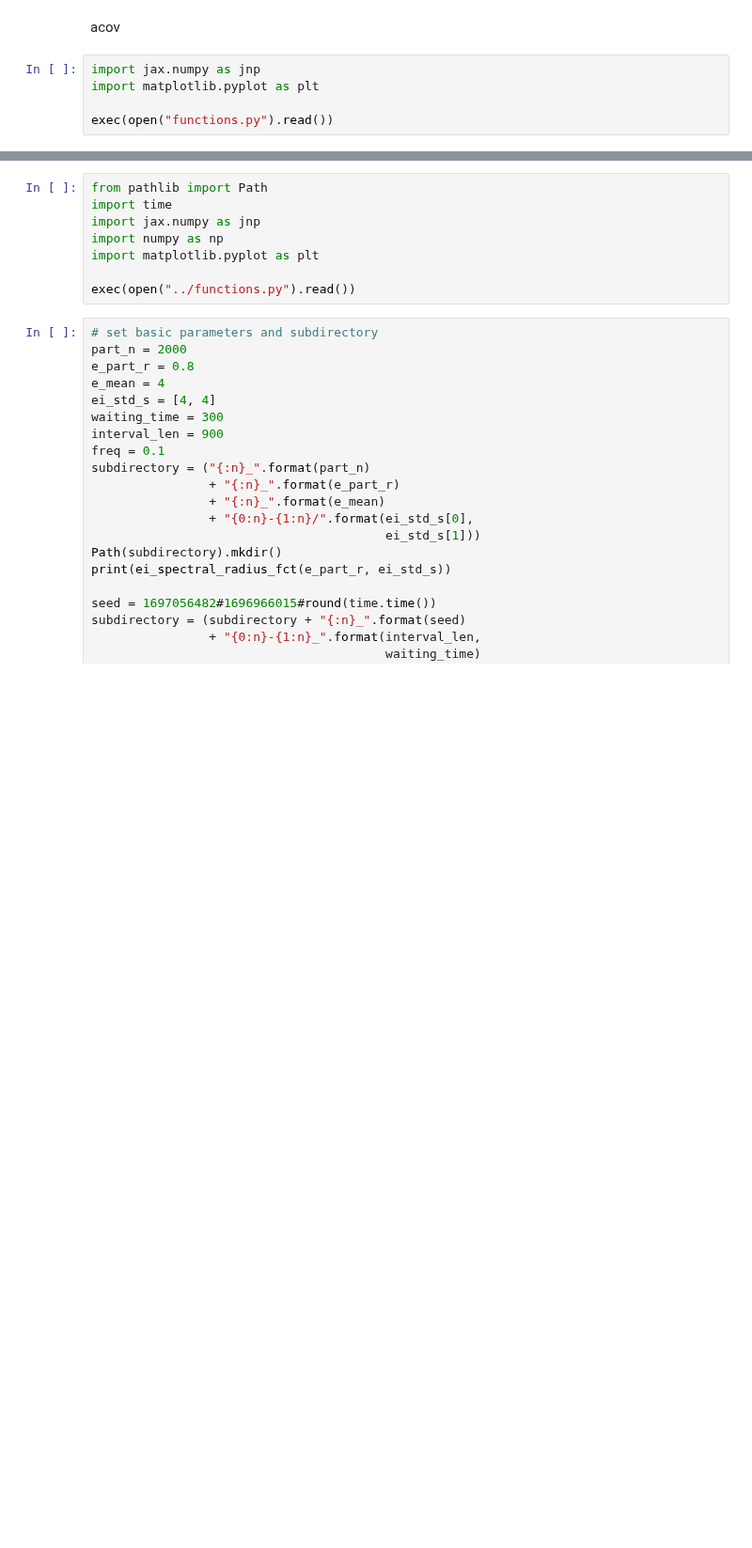
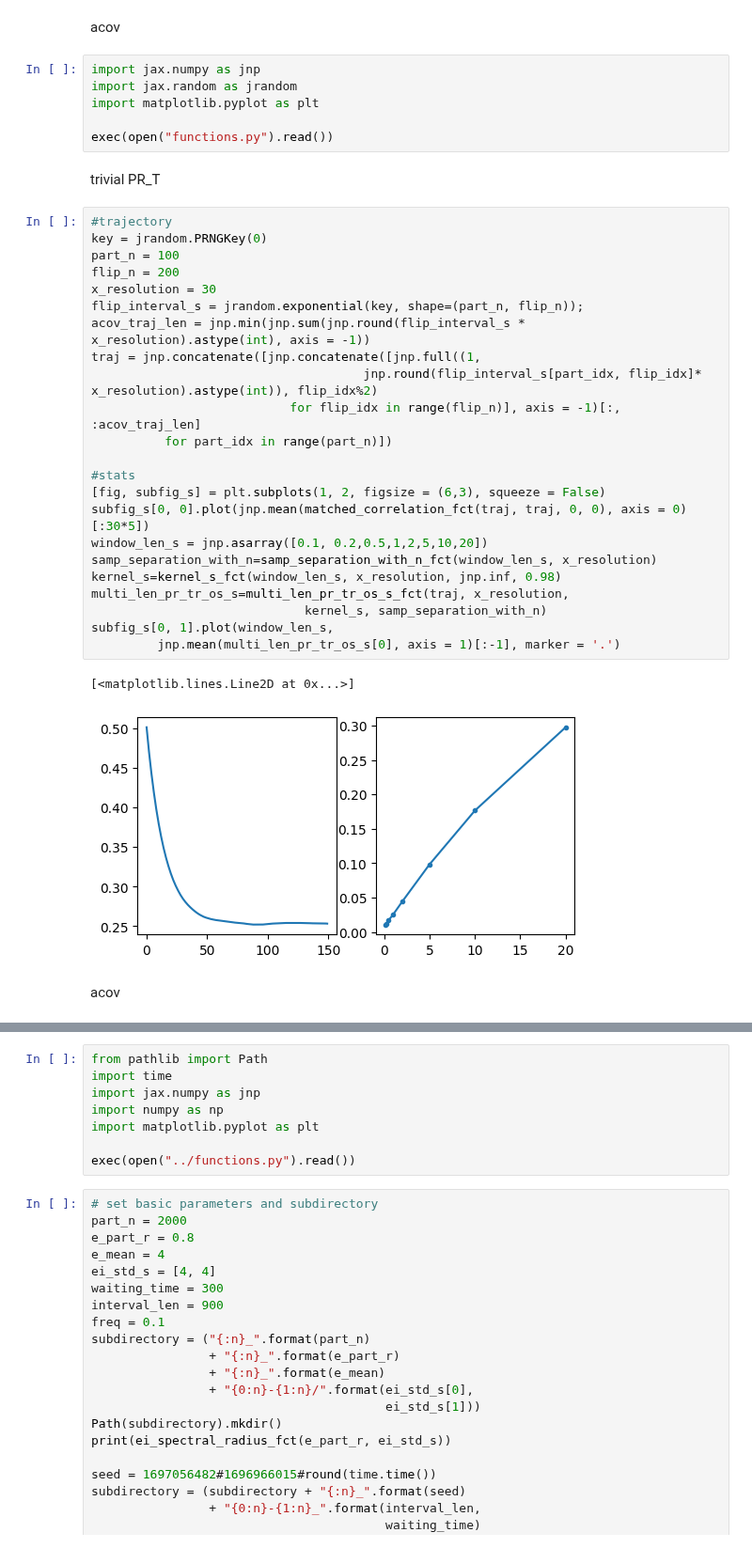
Before and after one commit to zhaoz0314/random-EI, a Jupyter notebook: pseudospatial/predictions.ipynb, the cells around one changed output, grey strips where cells are left out. Shown at 94% size. Saved outputs shown, nothing was run; the diff lists cells and outputs as text; blank space fills up the shorter version.

```diff
--- a/pseudospatial/predictions.ipynb
+++ b/pseudospatial/predictions.ipynb
@@ -2,7 +2,38 @@
 acov
 # %%
 import jax.numpy as jnp
+import jax.random as jrandom
 import matplotlib.pyplot as plt
 
 exec(open("functions.py").read())
+# %% [markdown]
+trivial PR_T
+# %%
+#trajectory
+key = jrandom.PRNGKey(0)
+part_n = 100
+flip_n = 200
+x_resolution = 30
+flip_interval_s = jrandom.exponential(key, shape=(part_n, flip_n));
+acov_traj_len = jnp.min(jnp.sum(jnp.round(flip_interval_s * x_resolution).astype(int), axis = -1))
+traj = jnp.concatenate([jnp.concatenate([jnp.full((1,
+                                     jnp.round(flip_interval_s[part_idx, flip_idx]* x_resolution).astype(int)), flip_idx%2)
+                           for flip_idx in range(flip_n)], axis = -1)[:, :acov_traj_len]
+          for part_idx in range(part_n)])
+
+#stats
+[fig, subfig_s] = plt.subplots(1, 2, figsize = (6,3), squeeze = False)
+subfig_s[0, 0].plot(jnp.mean(matched_correlation_fct(traj, traj, 0, 0), axis = 0)[:30*5])
+window_len_s = jnp.asarray([0.1, 0.2,0.5,1,2,5,10,20])
+samp_separation_with_n=samp_separation_with_n_fct(window_len_s, x_resolution)
+kernel_s=kernel_s_fct(window_len_s, x_resolution, jnp.inf, 0.98)
+multi_len_pr_tr_os_s=multi_len_pr_tr_os_s_fct(traj, x_resolution,
+                             kernel_s, samp_separation_with_n)
+subfig_s[0, 1].plot(window_len_s,
+         jnp.mean(multi_len_pr_tr_os_s[0], axis = 1)[:-1], marker = '.')
+# %% [output]
+[<matplotlib.lines.Line2D at 0x...>]
+[figure, added]
+# %% [markdown]
+acov
 # %%
```
Also changed, not shown: parts of 18 cells of this notebook.
